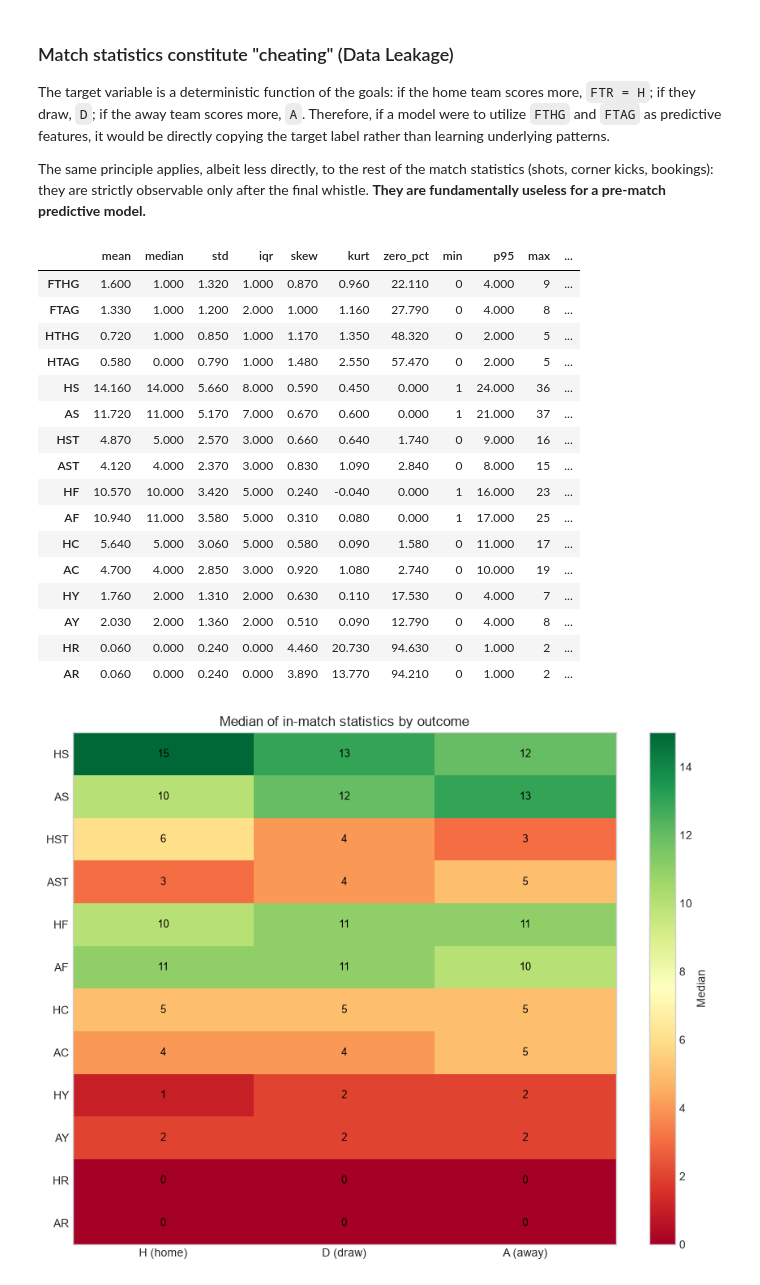
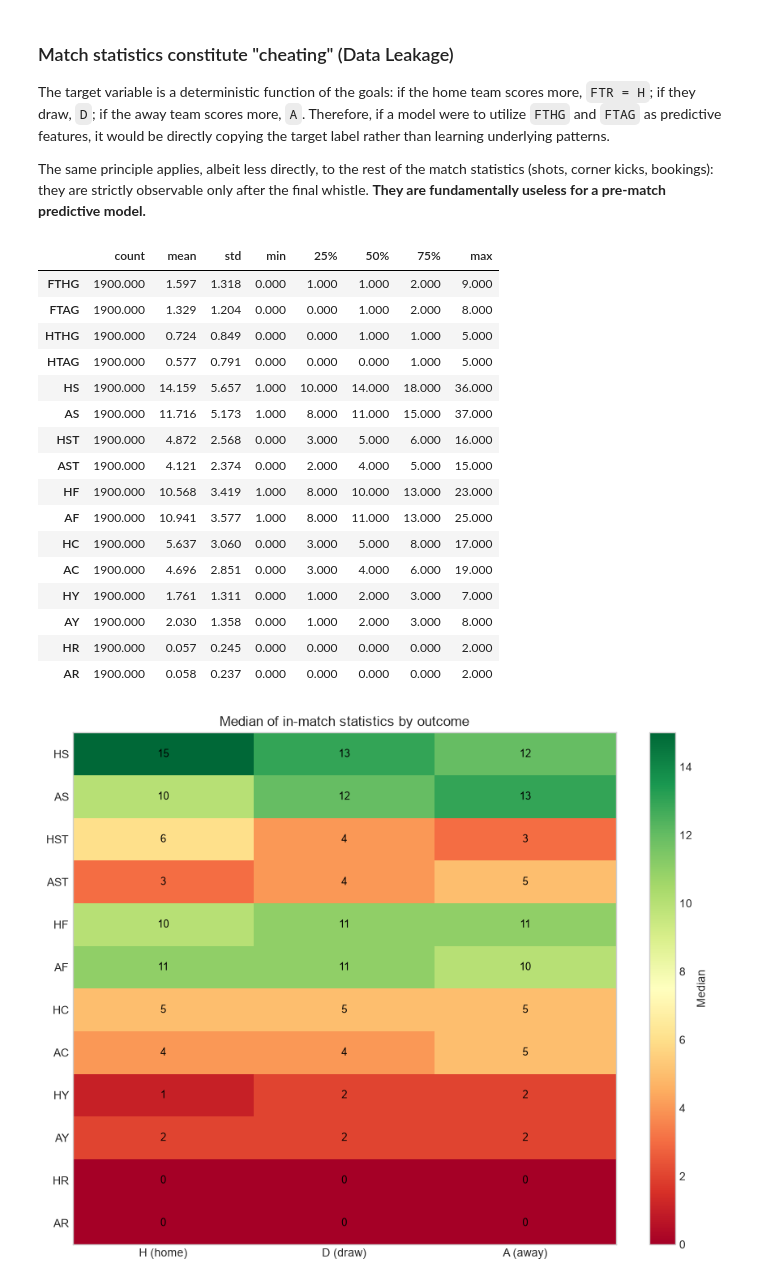
Before and after one commit to errodd/premier_league_football_predictor, a Jupyter notebook: notebooks/EDA.ipynb, the cells around one changed output. Saved outputs shown, nothing was run; the diff lists cells and outputs as text; code cells hidden in the pictures.

```diff
--- a/notebooks/EDA.ipynb
+++ b/notebooks/EDA.ipynb
@@ -1335,43 +921,26 @@ The target variable is a deterministic function of the goals: if the home team s
 
 The same principle applies, albeit less directly, to the rest of the match statistics (shots, corner kicks, bookings): they are strictly observable only after the final whistle. **They are fundamentally useless for a pre-match predictive model.**
 # %%
-# Univariate summary of the match_stats block: centre, dispersion, shape,
-# skewness and extremes. No missing values: count = 1900 in all 16.
-_stats = premier_df[match_stats]
-_iqr = _stats.quantile(.75) - _stats.quantile(.25)
-_shape = pd.DataFrame({
-    "mean": _stats.mean(),
-    "median": _stats.median(),
-    "std": _stats.std(),
-    "iqr": _iqr,
-    "skew": _stats.skew(),
-    "kurt": _stats.kurt(),
-    "zero_pct": 100 * _stats.eq(0).mean(),
-    "min": _stats.min(),
-    "p95": _stats.quantile(.95),
-    "max": _stats.max(),
-    "outlier_bound": _stats.quantile(.75) + 1.5 * _iqr,
-})
-_shape["n_above_bound"] = (_stats > _shape["outlier_bound"]).sum()
-_shape.round(2)
+# Descriptives of the match_stats block (none missing: count = 1900 in all 16)
+premier_df[match_stats].describe().T
 # %% [output]
-|  | mean | median | std | iqr | skew | kurt | zero_pct | min | p95 | max | ... |
-| FTHG | 1.600 | 1.000 | 1.320 | 1.000 | 0.870 | 0.960 | 22.110 | 0 | 4.000 | 9 | ... |
-| FTAG | 1.330 | 1.000 | 1.200 | 2.000 | 1.000 | 1.160 | 27.790 | 0 | 4.000 | 8 | ... |
-| HTHG | 0.720 | 1.000 | 0.850 | 1.000 | 1.170 | 1.350 | 48.320 | 0 | 2.000 | 5 | ... |
-| HTAG | 0.580 | 0.000 | 0.790 | 1.000 | 1.480 | 2.550 | 57.470 | 0 | 2.000 | 5 | ... |
-| HS | 14.160 | 14.000 | 5.660 | 8.000 | 0.590 | 0.450 | 0.000 | 1 | 24.000 | 36 | ... |
-| AS | 11.720 | 11.000 | 5.170 | 7.000 | 0.670 | 0.600 | 0.000 | 1 | 21.000 | 37 | ... |
-| HST | 4.870 | 5.000 | 2.570 | 3.000 | 0.660 | 0.640 | 1.740 | 0 | 9.000 | 16 | ... |
-| AST | 4.120 | 4.000 | 2.370 | 3.000 | 0.830 | 1.090 | 2.840 | 0 | 8.000 | 15 | ... |
-| HF | 10.570 | 10.000 | 3.420 | 5.000 | 0.240 | -0.040 | 0.000 | 1 | 16.000 | 23 | ... |
-| AF | 10.940 | 11.000 | 3.580 | 5.000 | 0.310 | 0.080 | 0.000 | 1 | 17.000 | 25 | ... |
-| HC | 5.640 | 5.000 | 3.060 | 5.000 | 0.580 | 0.090 | 1.580 | 0 | 11.000 | 17 | ... |
-| AC | 4.700 | 4.000 | 2.850 | 3.000 | 0.920 | 1.080 | 2.740 | 0 | 10.000 | 19 | ... |
-| HY | 1.760 | 2.000 | 1.310 | 2.000 | 0.630 | 0.110 | 17.530 | 0 | 4.000 | 7 | ... |
-| AY | 2.030 | 2.000 | 1.360 | 2.000 | 0.510 | 0.090 | 12.790 | 0 | 4.000 | 8 | ... |
-| HR | 0.060 | 0.000 | 0.240 | 0.000 | 4.460 | 20.730 | 94.630 | 0 | 1.000 | 2 | ... |
-| AR | 0.060 | 0.000 | 0.240 | 0.000 | 3.890 | 13.770 | 94.210 | 0 | 1.000 | 2 | ... |
+|  | count | mean | std | min | 25% | 50% | 75% | max |
+| FTHG | 1900.000 | 1.597 | 1.318 | 0.000 | 1.000 | 1.000 | 2.000 | 9.000 |
+| FTAG | 1900.000 | 1.329 | 1.204 | 0.000 | 0.000 | 1.000 | 2.000 | 8.000 |
+| HTHG | 1900.000 | 0.724 | 0.849 | 0.000 | 0.000 | 1.000 | 1.000 | 5.000 |
+| HTAG | 1900.000 | 0.577 | 0.791 | 0.000 | 0.000 | 0.000 | 1.000 | 5.000 |
+| HS | 1900.000 | 14.159 | 5.657 | 1.000 | 10.000 | 14.000 | 18.000 | 36.000 |
+| AS | 1900.000 | 11.716 | 5.173 | 1.000 | 8.000 | 11.000 | 15.000 | 37.000 |
+| HST | 1900.000 | 4.872 | 2.568 | 0.000 | 3.000 | 5.000 | 6.000 | 16.000 |
+| AST | 1900.000 | 4.121 | 2.374 | 0.000 | 2.000 | 4.000 | 5.000 | 15.000 |
+| HF | 1900.000 | 10.568 | 3.419 | 1.000 | 8.000 | 10.000 | 13.000 | 23.000 |
+| AF | 1900.000 | 10.941 | 3.577 | 1.000 | 8.000 | 11.000 | 13.000 | 25.000 |
+| HC | 1900.000 | 5.637 | 3.060 | 0.000 | 3.000 | 5.000 | 8.000 | 17.000 |
+| AC | 1900.000 | 4.696 | 2.851 | 0.000 | 3.000 | 4.000 | 6.000 | 19.000 |
+| HY | 1900.000 | 1.761 | 1.311 | 0.000 | 1.000 | 2.000 | 3.000 | 7.000 |
+| AY | 1900.000 | 2.030 | 1.358 | 0.000 | 1.000 | 2.000 | 3.000 | 8.000 |
+| HR | 1900.000 | 0.057 | 0.245 | 0.000 | 0.000 | 0.000 | 0.000 | 2.000 |
+| AR | 1900.000 | 0.058 | 0.237 | 0.000 | 0.000 | 0.000 | 0.000 | 2.000 |
 # %%
 # Median of each in-match statistic by outcome (H/D/A) — heatmap
 stats_12 = ["HS", "AS", "HST", "AST", "HF", "AF", "HC", "AC", "HY", "AY", "HR", "AR"]
```
Also changed, not shown: parts of 34 cells of this notebook, 2 other files.
